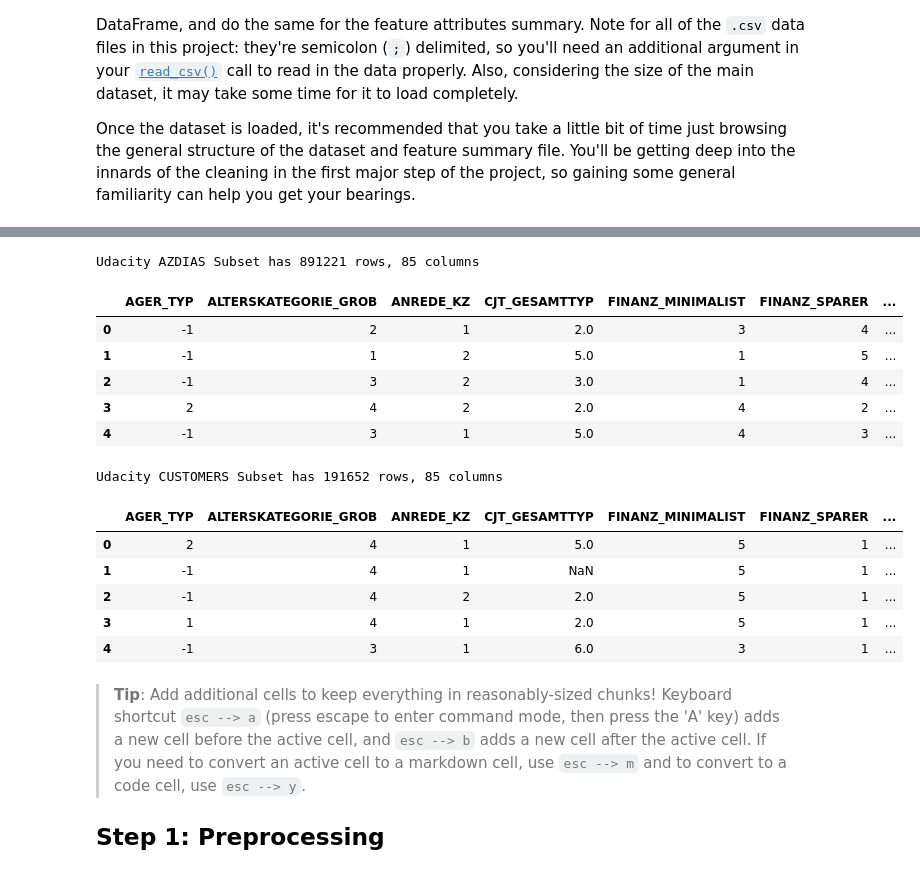
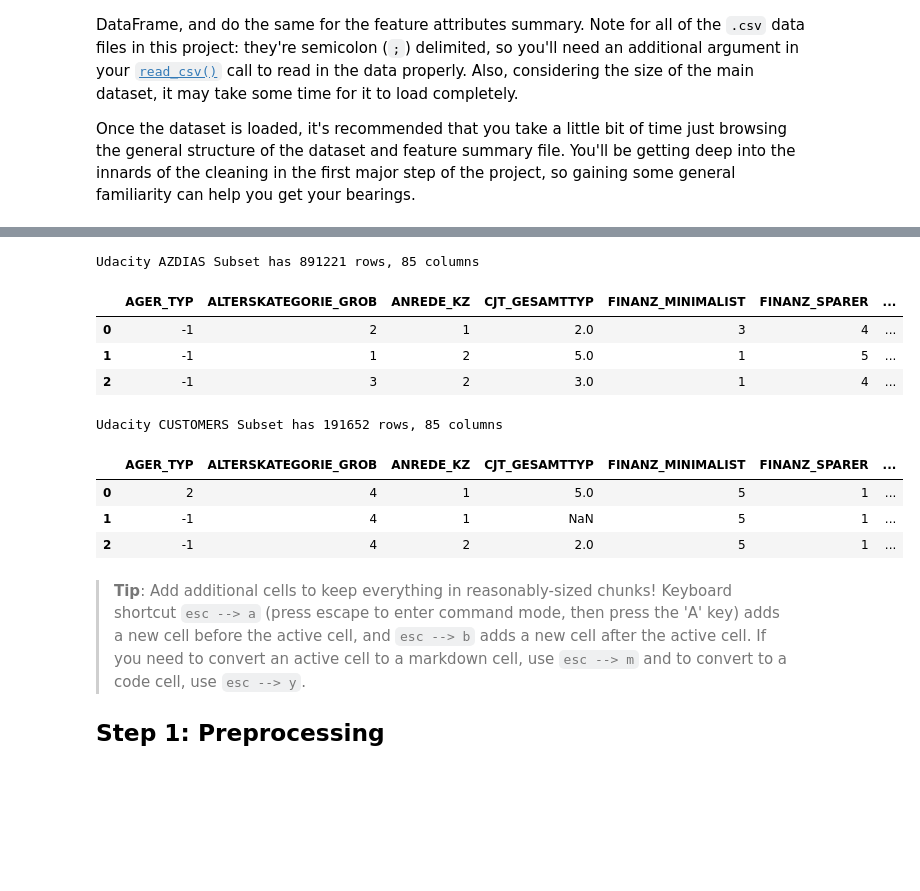
Before and after one commit to jimmyadeline/DSND_Term1, a Jupyter notebook: projects/p3_Identify Customer Segments/Identify_Customer_Segments.ipynb, the cells around one changed output, grey strips where cells are left out. Drawn from its saved outputs; the diff is of its cells as text; code cells hidden in the pictures; blank space fills up the shorter version.

```diff
--- a/projects/p3_Identify Customer Segments/Identify_Customer_Segments.ipynb
+++ b/projects/p3_Identify Customer Segments/Identify_Customer_Segments.ipynb
@@ -57,26 +53,22 @@ pd.set_option('display.max_rows',100)
 # %%
 # Check the structure of the data after it's loaded.
 print("Udacity AZDIAS Subset has {} rows, {} columns".format(azdias.shape[0],azdias.shape[1]))
-azdias.head(5)  # print the first 5 rows
+azdias.head(3)  # print the first 3 rows
 # %% [output]
 Udacity AZDIAS Subset has 891221 rows, 85 columns
 |  | AGER_TYP | ALTERSKATEGORIE_GROB | ANREDE_KZ | CJT_GESAMTTYP | FINANZ_MINIMALIST | FINANZ_SPARER | ... |
 | 0 | -1 | 2 | 1 | 2.0 | 3 | 4 | ... |
 | 1 | -1 | 1 | 2 | 5.0 | 1 | 5 | ... |
 | 2 | -1 | 3 | 2 | 3.0 | 1 | 4 | ... |
-| 3 | 2 | 4 | 2 | 2.0 | 4 | 2 | ... |
-| 4 | -1 | 3 | 1 | 5.0 | 4 | 3 | ... |
 # %%
 print("Udacity CUSTOMERS Subset has {} rows, {} columns".format(customer.shape[0],customer.shape[1]))
-customer.head(5)  # print the first 5 rows
+customer.head(3)  # print the first 3 rows
 # %% [output]
 Udacity CUSTOMERS Subset has 191652 rows, 85 columns
 |  | AGER_TYP | ALTERSKATEGORIE_GROB | ANREDE_KZ | CJT_GESAMTTYP | FINANZ_MINIMALIST | FINANZ_SPARER | ... |
 | 0 | 2 | 4 | 1 | 5.0 | 5 | 1 | ... |
 | 1 | -1 | 4 | 1 | NaN | 5 | 1 | ... |
 | 2 | -1 | 4 | 2 | 2.0 | 5 | 1 | ... |
-| 3 | 1 | 4 | 1 | 2.0 | 5 | 1 | ... |
-| 4 | -1 | 3 | 1 | 6.0 | 3 | 1 | ... |
 # %% [markdown]
 > **Tip**: Add additional cells to keep everything in reasonably-sized chunks! Keyboard shortcut `esc --> a` (press escape to enter command mode, then press the 'A' key) adds a new cell before the active cell, and `esc --> b` adds a new cell after the active cell. If you need to convert an active cell to a markdown cell, use `esc --> m` and to convert to a code cell, use `esc --> y`.
 
```
Also changed, not shown: parts of 94 cells of this notebook, 1 other file.
